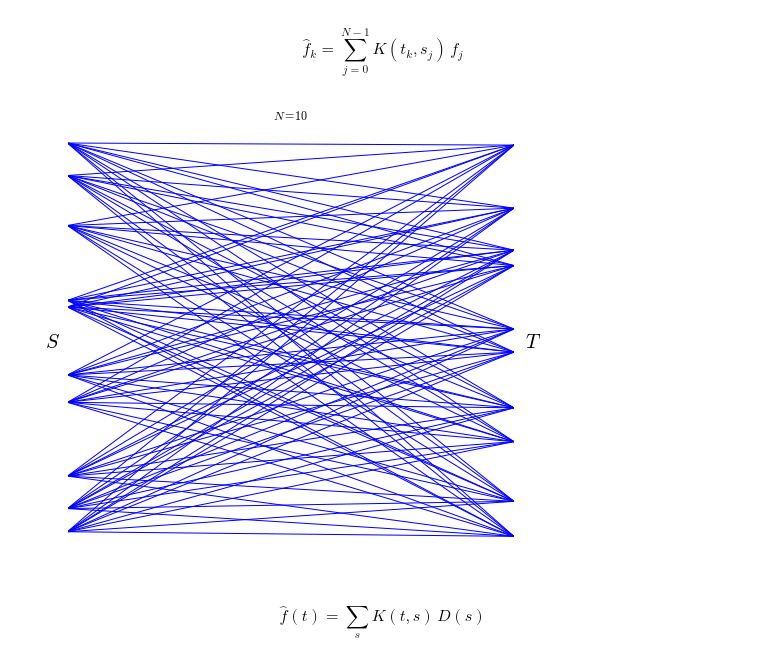
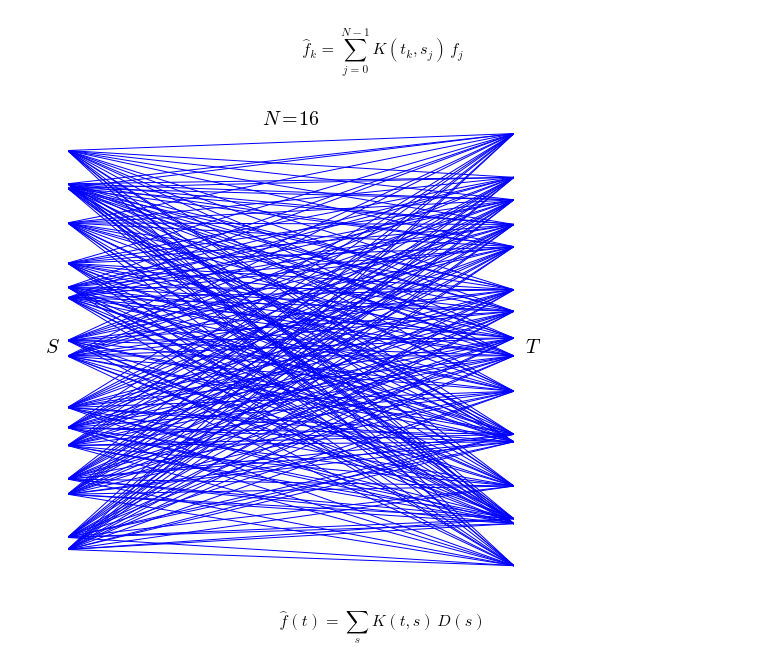
Before and after one commit to dhermes/butterfly-algorithm, a Jupyter notebook: butterfly.ipynb, the cells around one changed output. Drawn from its saved outputs; the diff is of its cells as text; code cells hidden in the pictures.

Commit message:
Updating naive interactions to be reproducible, use N=16.

```diff
--- a/butterfly.ipynb
+++ b/butterfly.ipynb
@@ -114,10 +114,14 @@ plt.show()
 # %% [markdown]
 $$\widehat{f}_k = \sum_{j = 0}^{N - 1} K(t_k, s_j) \, f_j$$
 # %%
+from make_partition_plots import get_random_intervals
 from make_partition_plots import naive_interaction
-naive_interaction(N=10)
+
+
+L, R = get_random_intervals(16)
+naive_interaction(L, R)
 # %% [output]
-[figure, old version]
+[figure, new version]
 # %% [markdown]
 $$\widehat{f}(t) = \sum_{s} K(t, s) \, D(s)$$
 # %% [markdown]
```
Also changed, not shown: parts of 1 cell of this notebook.
